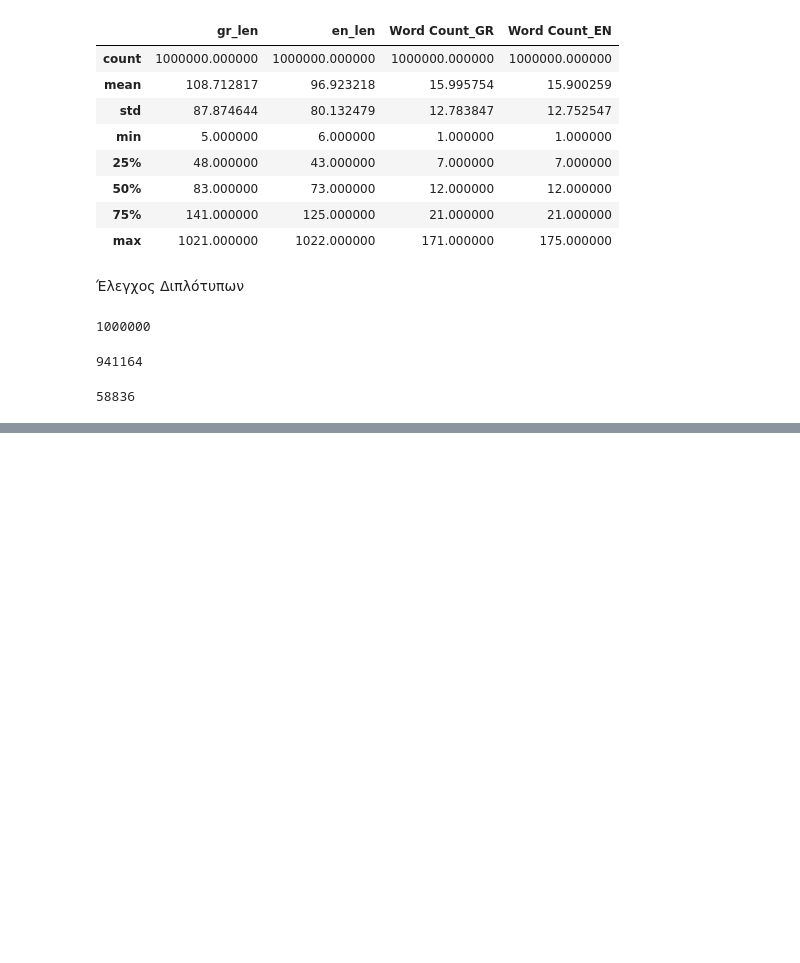
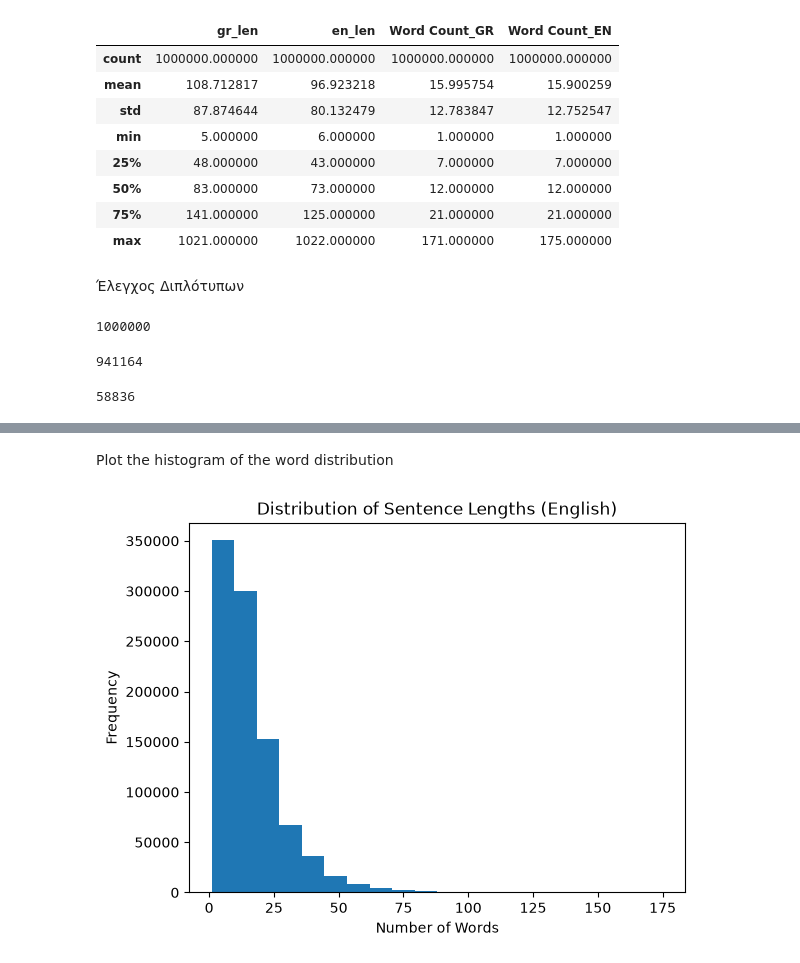
Before and after one commit to katerinadefto-svg/Machine-Translation-Group-Project-1, a Jupyter notebook: Untitled0 (1).ipynb, the cells around one changed output, grey strips where cells are left out. Drawn from its saved outputs; the diff is of its cells as text; code cells hidden in the pictures; blank space fills up the shorter version.

Commit message:
feat: histogram of word distribution and sampling

```diff
--- a/Untitled0 (1).ipynb
+++ b/Untitled0 (1).ipynb
@@ -8,8 +3,8 @@ Drive already mounted at /content/drive; to attempt to forcibly remount, call dr
 # %% [markdown]
 Φόρτωση Δεδομένων
 # %%
-greek_corpus = "/content/drive/MyDrive/Μηχανική Μετάφραση_Εργασία 1/M914_ParaCrawl_subset.el-en/ParaCrawl_subset.el-en.el"
-en_corpus = "/content/drive/MyDrive/Μηχανική Μετάφραση_Εργασία 1/M914_ParaCrawl_subset.el-en/ParaCrawl_subset.el-en.en"
+greek_corpus = "ParaCrawl_subset.el-en.el"
+en_corpus = "ParaCrawl_subset.el-en.en"
 # %% [markdown]
 Αποθήκευση σε Λίστες
 # %%
@@ -147,0 +155,14 @@ len(data)
+# %% [markdown]
+Plot the histogram of the word distribution
+# %%
+import matplotlib.pyplot as plt
+
+data["Word Count_EN"].plot.hist(bins=20)
+
+plt.title("Distribution of Sentence Lengths (English)")
+plt.xlabel("Number of Words")
+plt.ylabel("Frequency")
+
+plt.show()
+# %% [output]
+[figure, added]
```
Also changed, not shown: parts of 10 cells of this notebook, 5 other files.
